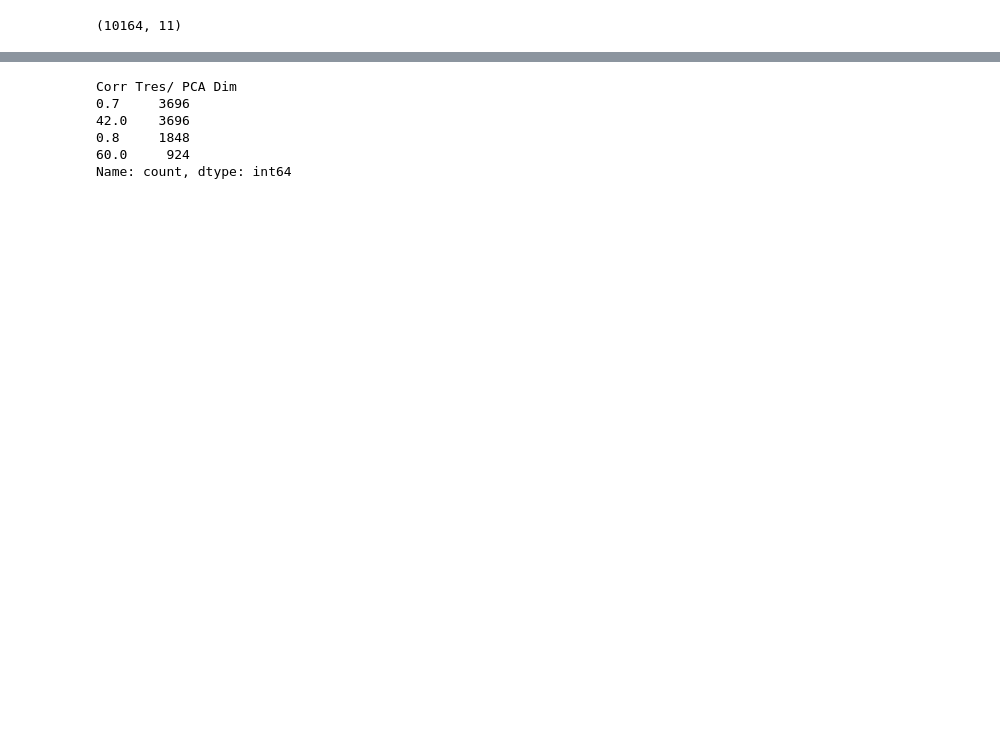
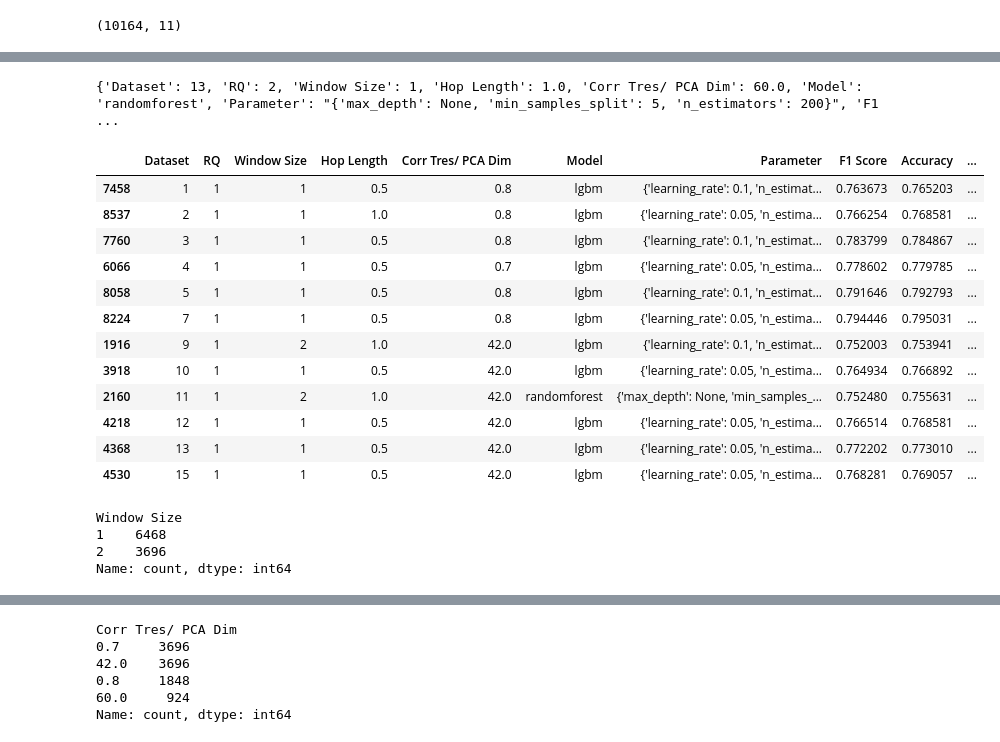
Before and after one commit to alvaro-francisco-gil/plant-reactivity-analysis, a Jupyter notebook: notebooks/check_results.ipynb, the cells around one changed output, grey strips where cells are left out. Saved outputs shown, nothing was run; the diff lists cells and outputs as text; code cells hidden in the pictures; blank space fills up the shorter version.

```diff
--- a/notebooks/check_results.ipynb
+++ b/notebooks/check_results.ipynb
@@ -2,7 +2,7 @@
 import pandas as pd
 pd.set_option('display.max_rows', None)
 # %%
-file_path = r"results.csv"
+file_path = r"results_first16.csv"
 df = pd.read_csv(file_path)
 df.shape
 # %% [output]
@@ -9,0 +24,36 @@ df.shape
+# %%
+# Find the row with the maximum 'Accuracy'
+max_accuracy_index = df_rq_2['Accuracy'].idxmax()
+
+# Select the row and convert it to a dictionary
+max_accuracy_row_dict = df_rq_2.iloc[max_accuracy_index].to_dict()
+
+# Print the dictionary
+print(max_accuracy_row_dict)
+# %% [output]
+{'Dataset': 13, 'RQ': 2, 'Window Size': 1, 'Hop Length': 1.0, 'Corr Tres/ PCA Dim': 60.0, 'Model': 'randomforest', 'Parameter': "{'max_depth': None, 'min_samples_split': 5, 'n_estimators': 200}", 'F1  ...
+# %%
+df_rq_1 = df[df['RQ'] == 1]
+best_accuracy_per_rq_dataset = df_rq_1.loc[df_rq_1.groupby(['Dataset', 'RQ'])['Accuracy'].idxmax()]
+best_accuracy_per_rq_dataset.head(30)
+# %% [output]
+|  | Dataset | RQ | Window Size | Hop Length | Corr Tres/ PCA Dim | Model | Parameter | F1 Score | Accuracy | ... |
+| 7458 | 1 | 1 | 1 | 0.5 | 0.8 | lgbm | {'learning_rate': 0.1, 'n_estimat... | 0.763673 | 0.765203 | ... |
+| 8537 | 2 | 1 | 1 | 1.0 | 0.8 | lgbm | {'learning_rate': 0.05, 'n_estima... | 0.766254 | 0.768581 | ... |
+| 7760 | 3 | 1 | 1 | 0.5 | 0.8 | lgbm | {'learning_rate': 0.1, 'n_estimat... | 0.783799 | 0.784867 | ... |
+| 6066 | 4 | 1 | 1 | 0.5 | 0.7 | lgbm | {'learning_rate': 0.05, 'n_estima... | 0.778602 | 0.779785 | ... |
+| 8058 | 5 | 1 | 1 | 0.5 | 0.8 | lgbm | {'learning_rate': 0.1, 'n_estimat... | 0.791646 | 0.792793 | ... |
+| 8224 | 7 | 1 | 1 | 0.5 | 0.8 | lgbm | {'learning_rate': 0.05, 'n_estima... | 0.794446 | 0.795031 | ... |
+| 1916 | 9 | 1 | 2 | 1.0 | 42.0 | lgbm | {'learning_rate': 0.1, 'n_estimat... | 0.752003 | 0.753941 | ... |
+| 3918 | 10 | 1 | 1 | 0.5 | 42.0 | lgbm | {'learning_rate': 0.05, 'n_estima... | 0.764934 | 0.766892 | ... |
+| 2160 | 11 | 1 | 2 | 1.0 | 42.0 | randomforest | {'max_depth': None, 'min_samples_... | 0.752480 | 0.755631 | ... |
+| 4218 | 12 | 1 | 1 | 0.5 | 42.0 | lgbm | {'learning_rate': 0.05, 'n_estima... | 0.766514 | 0.768581 | ... |
+| 4368 | 13 | 1 | 1 | 0.5 | 42.0 | lgbm | {'learning_rate': 0.05, 'n_estima... | 0.772202 | 0.773010 | ... |
+| 4530 | 15 | 1 | 1 | 0.5 | 42.0 | lgbm | {'learning_rate': 0.05, 'n_estima... | 0.768281 | 0.769057 | ... |
+# %%
+df['Window Size'].value_counts()
+# %% [output]
+Window Size
+1    6468
+2    3696
+Name: count, dtype: int64
```
Also changed, not shown: parts of 3 cells of this notebook, 23 other files.
